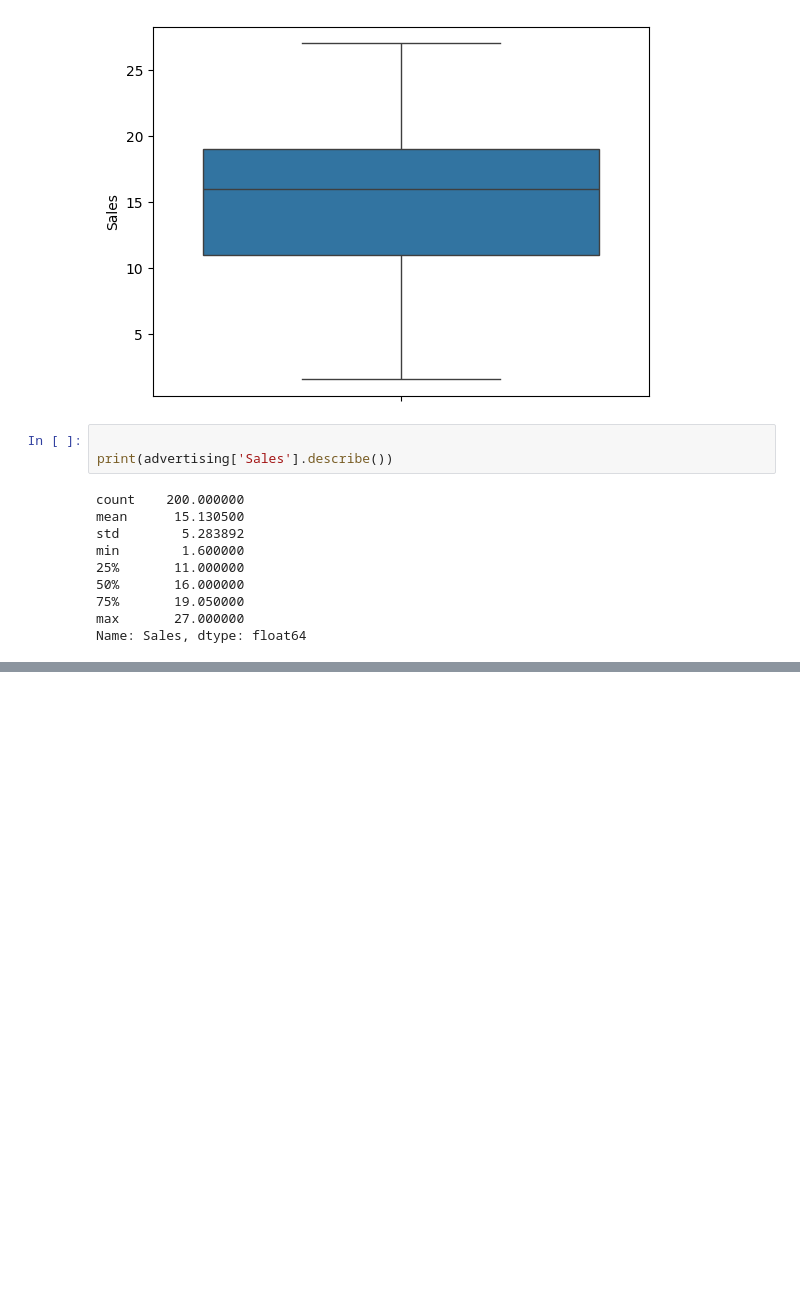
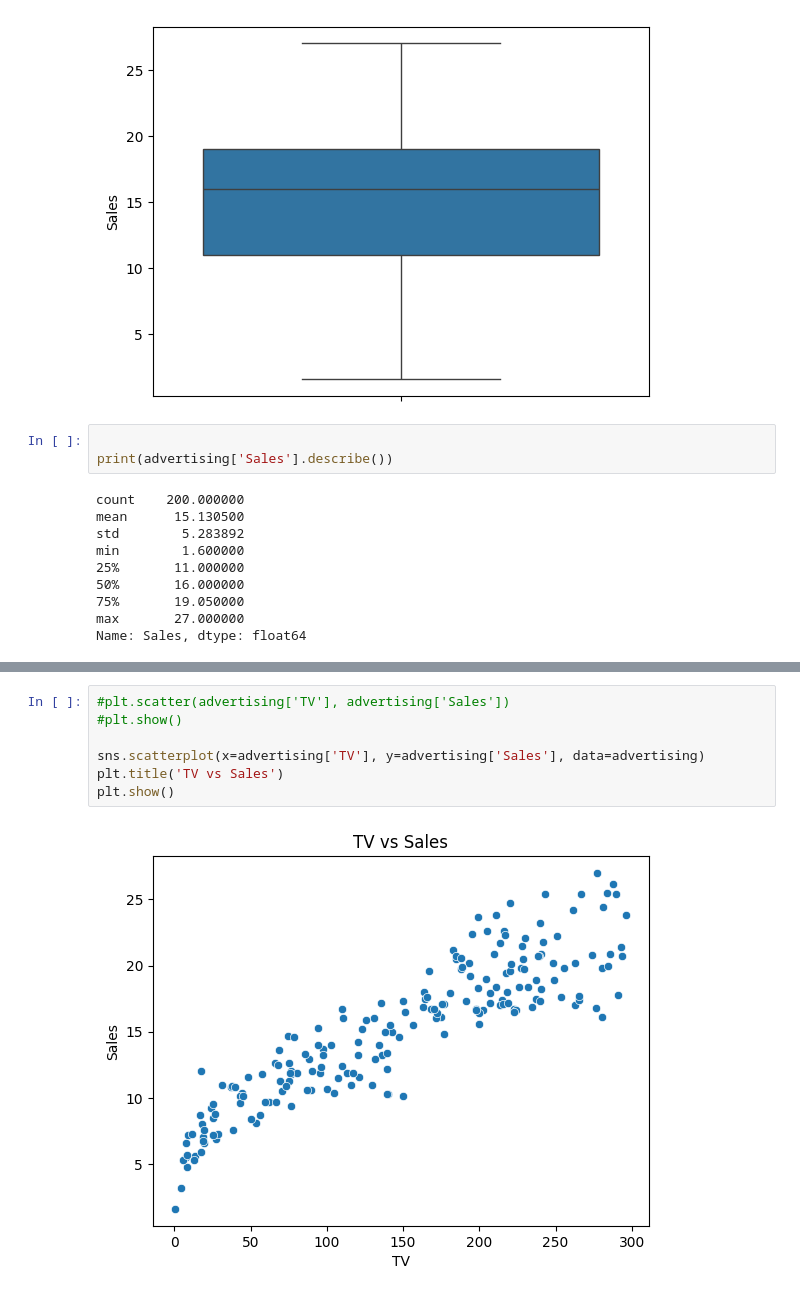
Before and after one commit to pbarizza/ML-course-2025, a Jupyter notebook: lesson02.ipynb, the cells around one changed output, grey strips where cells are left out. Drawn from its saved outputs; the diff is of its cells as text; blank space fills up the shorter version.

```diff
--- a/lesson02.ipynb
+++ b/lesson02.ipynb
@@ -42,0 +90,9 @@ Name: Sales, dtype: float64
+# %%
+#plt.scatter(advertising['TV'], advertising['Sales'])
+#plt.show()
+
+sns.scatterplot(x=advertising['TV'], y=advertising['Sales'], data=advertising)
+plt.title('TV vs Sales')
+plt.show()
+# %% [output]
+[figure, added]
```
Also changed, not shown: parts of 7 cells of this notebook.
